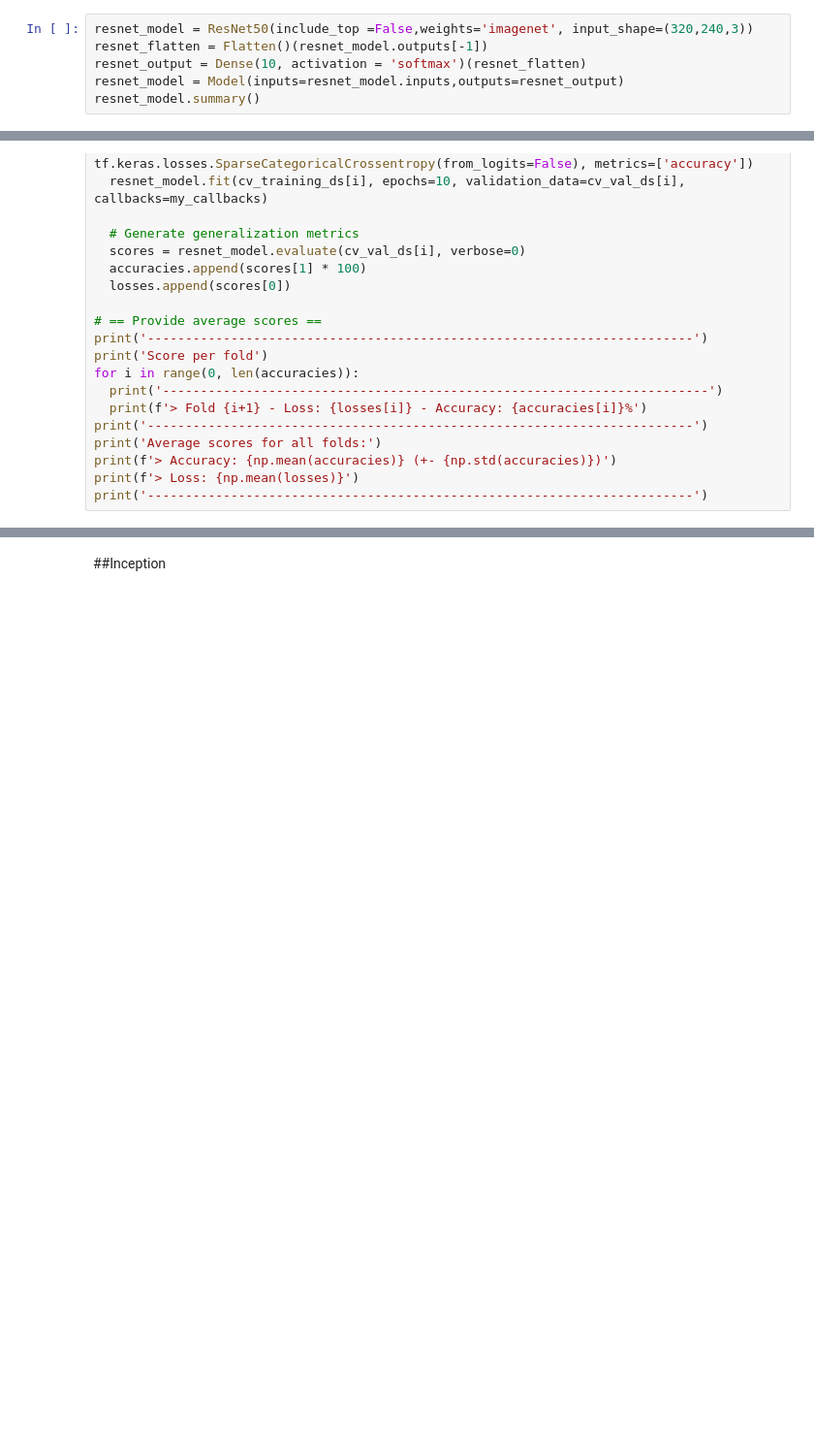
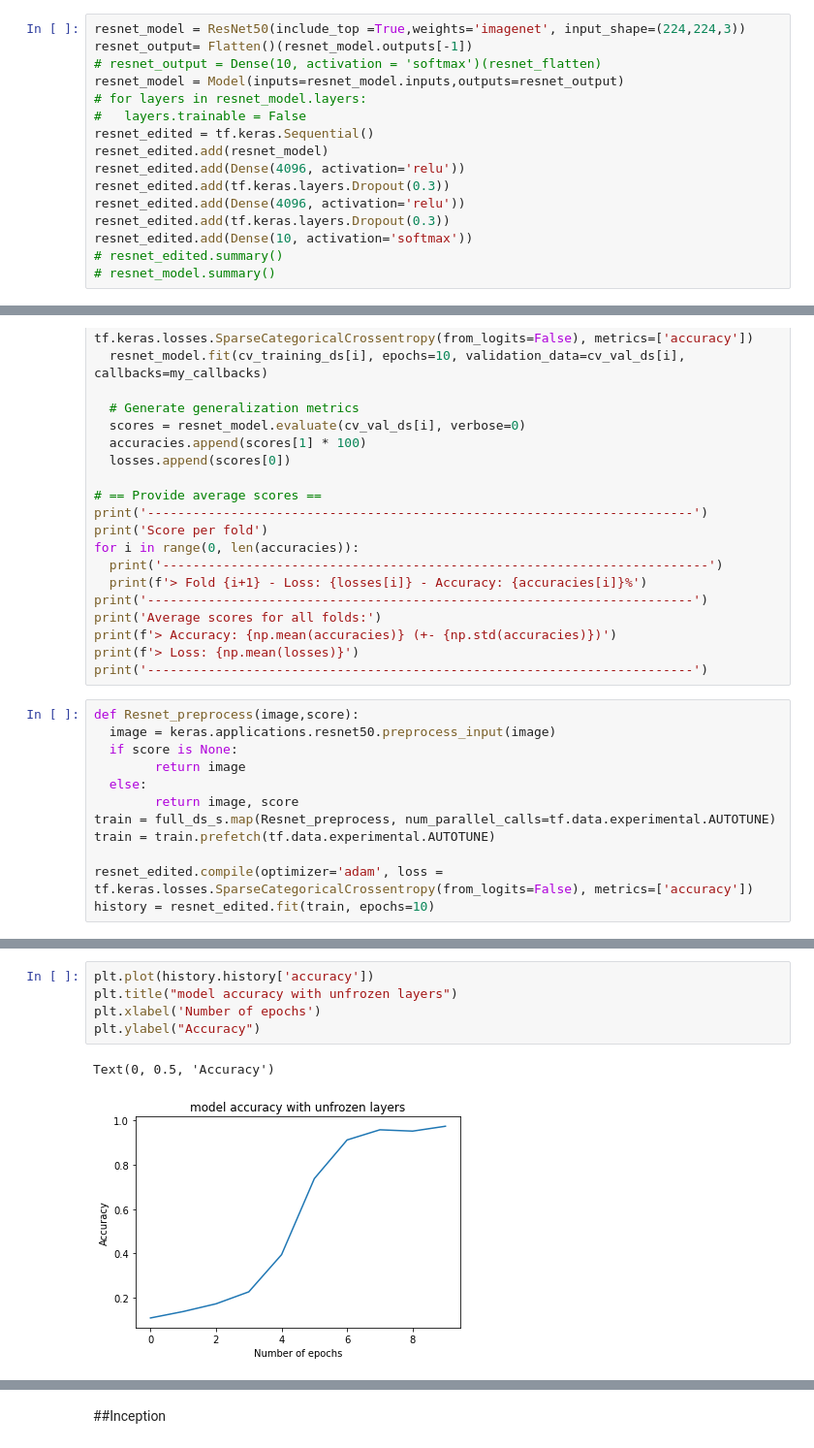
Before and after one commit to AshnakAGQ/DistractedDriver, a Jupyter notebook: CS175Project.ipynb, the cells around one changed output, grey strips where cells are left out. Shown: that part at 97% size. Drawn from its saved outputs; the diff is of its cells as text; blank space fills up the shorter version.

Commit message:
Added graphs and will try to compare the difference between frozen and unfrozen layers in models

```diff
--- a/CS175Project.ipynb
+++ b/CS175Project.ipynb
@@ -313,8 +315,18 @@ Epoch 2/10
 # %% [markdown]
 ###Summary
 # %%
-resnet_model = ResNet50(include_top =False,weights='imagenet', input_shape=(320,240,3))
-resnet_flatten = Flatten()(resnet_model.outputs[-1])
-resnet_output = Dense(10, activation = 'softmax')(resnet_flatten)
+resnet_model = ResNet50(include_top =True,weights='imagenet', input_shape=(224,224,3))
+resnet_output= Flatten()(resnet_model.outputs[-1])
+# resnet_output = Dense(10, activation = 'softmax')(resnet_flatten)
 resnet_model = Model(inputs=resnet_model.inputs,outputs=resnet_output)
-resnet_model.summary()
+# for layers in resnet_model.layers:
+#   layers.trainable = False
+resnet_edited = tf.keras.Sequential()
+resnet_edited.add(resnet_model)
+resnet_edited.add(Dense(4096, activation='relu'))
+resnet_edited.add(tf.keras.layers.Dropout(0.3))
+resnet_edited.add(Dense(4096, activation='relu'))
+resnet_edited.add(tf.keras.layers.Dropout(0.3))
+resnet_edited.add(Dense(10, activation='softmax'))
+# resnet_edited.summary()
+# resnet_model.summary()
@@ -367,3 +361,15 @@ print('Average scores for all folds:')
 print(f'> Accuracy: {np.mean(accuracies)} (+- {np.std(accuracies)})')
 print(f'> Loss: {np.mean(losses)}')
 print('------------------------------------------------------------------------')
+# %%
+def Resnet_preprocess(image,score):
+  image = keras.applications.resnet50.preprocess_input(image)
+  if score is None:
+        return image
+  else:
+        return image, score
+train = full_ds_s.map(Resnet_preprocess, num_parallel_calls=tf.data.experimental.AUTOTUNE)
+train = train.prefetch(tf.data.experimental.AUTOTUNE)
+
+resnet_edited.compile(optimizer='adam', loss = tf.keras.losses.SparseCategoricalCrossentropy(from_logits=False), metrics=['accuracy'])
+history = resnet_edited.fit(train, epochs=10)
@@ -369,0 +420,8 @@ print('------------------------------------------------------------------------'
+# %%
+plt.plot(history.history['accuracy'])
+plt.title("model accuracy with unfrozen layers")
+plt.xlabel('Number of epochs')
+plt.ylabel("Accuracy")
+# %% [output]
+Text(0, 0.5, 'Accuracy')
+[figure, added]
```
Also changed, not shown: parts of 19 cells of this notebook.
